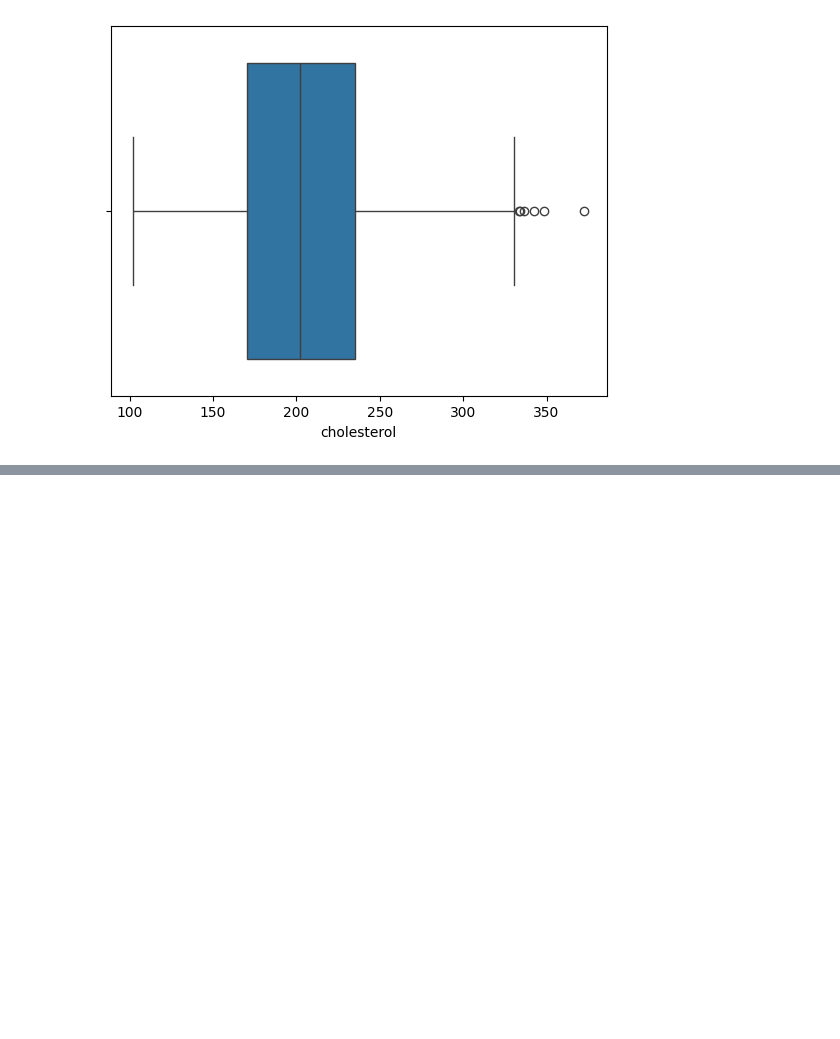
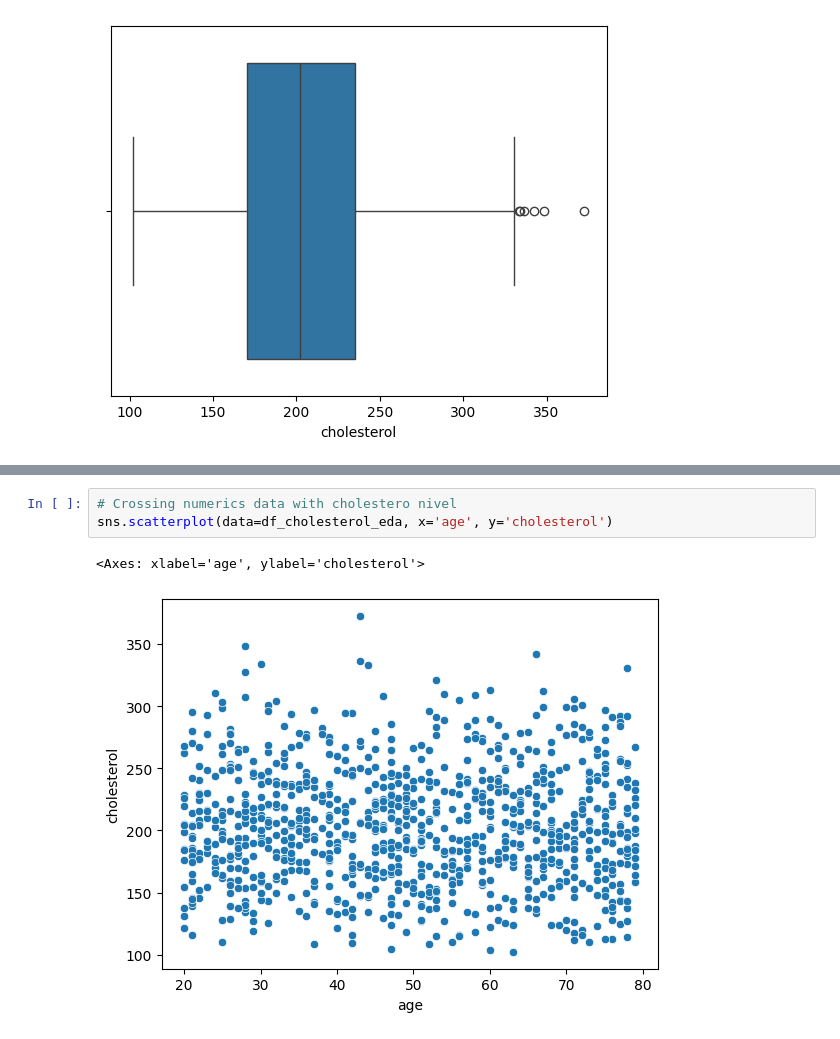
Before and after one commit to RanielliMontagna/ia-learning, a Jupyter notebook: multiple_linear_regression/cholesterol_model.ipynb, the cells around one changed output, grey strips where cells are left out. Drawn from its saved outputs; the diff is of its cells as text; blank space fills up the shorter version.

```diff
--- a/multiple_linear_regression/cholesterol_model.ipynb
+++ b/multiple_linear_regression/cholesterol_model.ipynb
@@ -185,0 +210,6 @@ sns.boxplot(data=df_cholesterol_eda, x='cholesterol')
+# %%
+# Crossing numerics data with cholestero nivel
+sns.scatterplot(data=df_cholesterol_eda, x='age', y='cholesterol')
+# %% [output]
+<Axes: xlabel='age', ylabel='cholesterol'>
+[figure, added]
```
Also changed, not shown: parts of 9 cells of this notebook.
